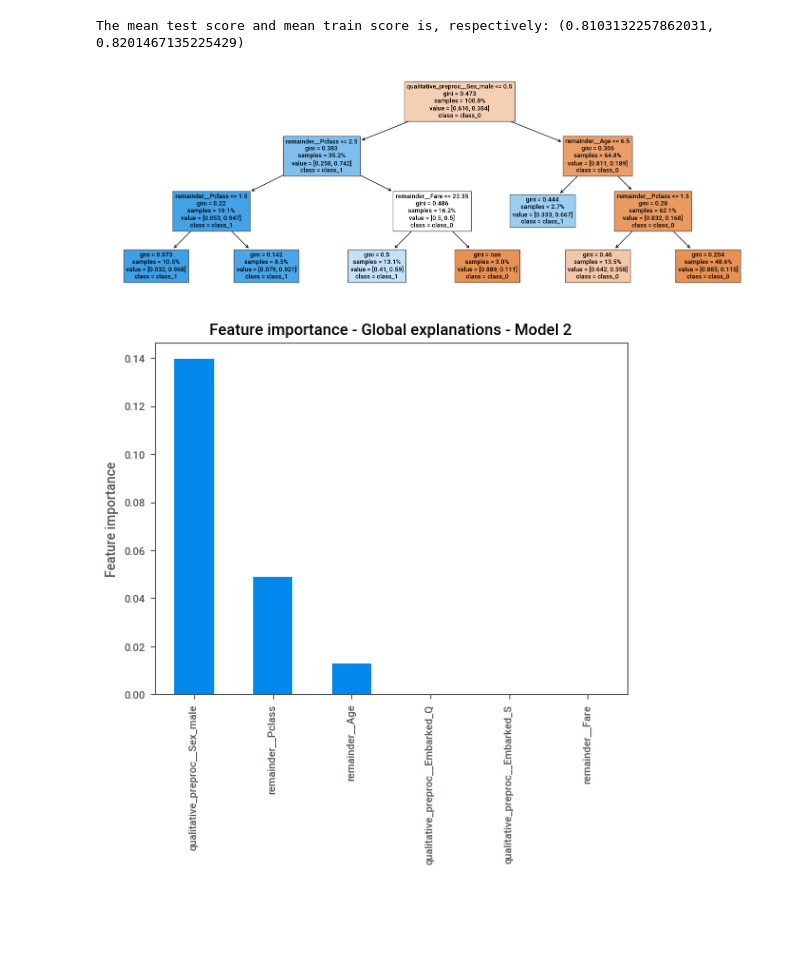
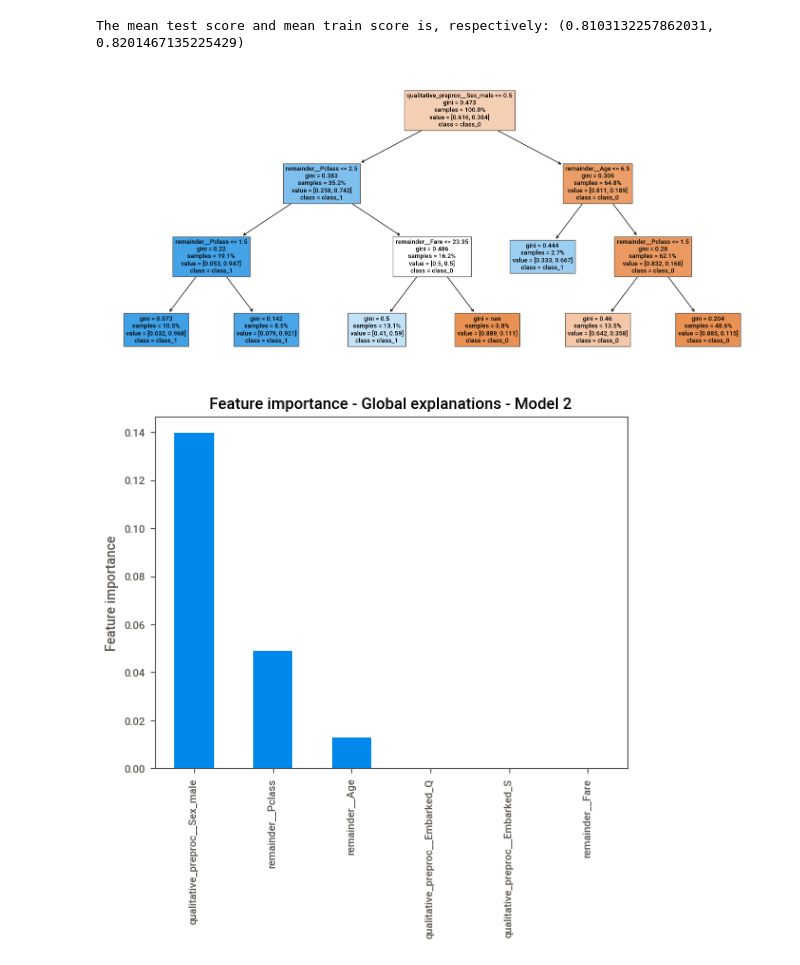
Before and after one commit to vitorbeltrao/ml-interpretability, a Jupyter notebook: decision_tree_interpretability.ipynb, the cells around one changed output. Saved outputs shown, nothing was run; the diff lists cells and outputs as text; code cells hidden in the pictures; blank space fills up the shorter version.

```diff
--- a/decision_tree_interpretability.ipynb
+++ b/decision_tree_interpretability.ipynb
@@ -429,7 +430,7 @@ final_model = Pipeline(
 
 # 2. Hyperparameter interval to be tested
 param_grid = {
-    'dt__max_depth': [1, 2, 3, 4, 5, 6, 7, 8, 9, 10],
+    'dt__max_depth': [1, 2, 3, 4, 5, 6, 7, 8, 9, 10, None],
     # 'dt__max_features': [1, 2, 3, 4, 5, 6, 7, 8, None],
     'dt__max_leaf_nodes': [1, 2, 3, 4, 5, 6, 7, 8, 9, 10, None]
 } # you should try as many values as possible, but to illustrate we gonna put a heavy weight
@@ -615,15 +626,15 @@ The mean test score and mean train score is, respectively: (0.8103132257862031,
 # %%
 # Get the best estimator from the grid search
 best_dt2 = grid_search2.best_estimator_.named_steps['dt2']
 
 # Plot the decision tree
-plt.figure(figsize=(18,6))  # Adjust the figure size as needed
+plt.figure(figsize=(18,8))  # Adjust the figure size as needed
 plot_tree(best_dt2,
           feature_names=grid_search2.best_estimator_.named_steps.preprocessor2.get_feature_names_out(),
           class_names=['class_0', 'class_1'],
           filled=True,
           proportion=True,)
 plt.show()
 # %% [output]
-[figure, old version]
+[figure, new version]
 # %%
```
Also changed, not shown: parts of 12 cells of this notebook.
